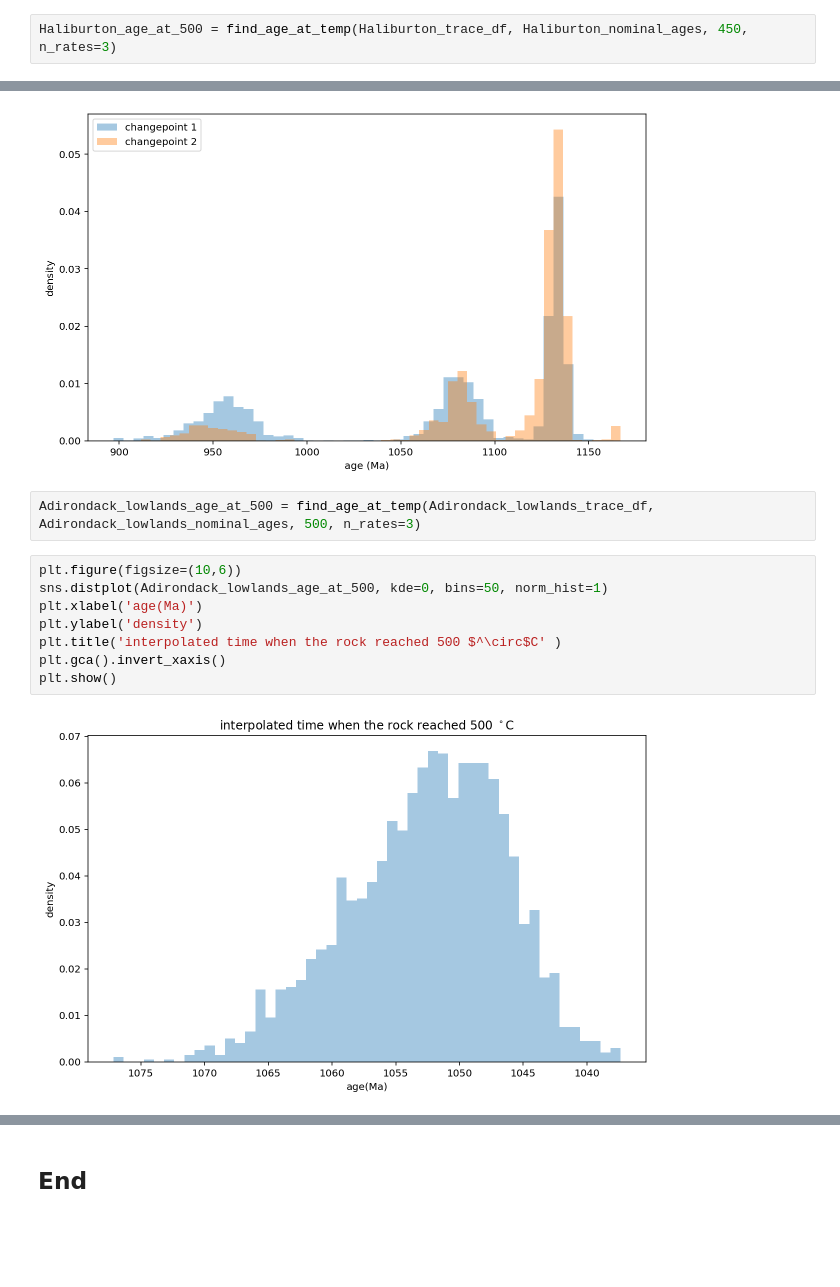
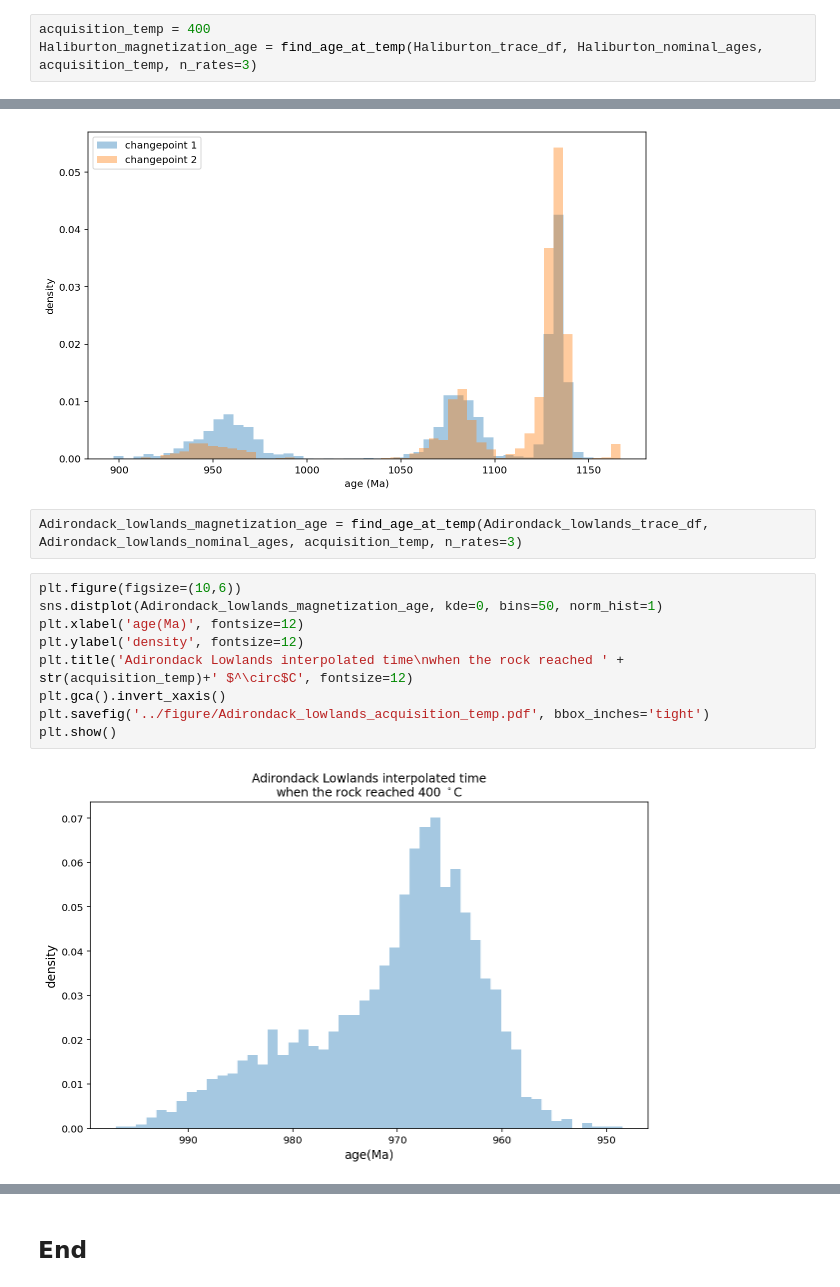
Before and after one commit to Swanson-Hysell-Group/Grenville_seminar, a Jupyter notebook: code/cooling_model.ipynb, the cells around one changed output, grey strips where cells are left out. Drawn from its saved outputs; the diff is of its cells as text; blank space fills up the shorter version.

```diff
--- a/code/cooling_model.ipynb
+++ b/code/cooling_model.ipynb
@@ -225,5 +225,6 @@ plt.show()
 # %% [output]
 [figure]
 # %%
-Haliburton_age_at_500 = find_age_at_temp(Haliburton_trace_df, Haliburton_nominal_ages, 450, n_rates=3)
+acquisition_temp = 400
+Haliburton_magnetization_age = find_age_at_temp(Haliburton_trace_df, Haliburton_nominal_ages, acquisition_temp, n_rates=3)
 # %%
@@ -799,16 +801,17 @@ plt.show()
 # %% [output]
 [figure]
 # %%
-Adirondack_lowlands_age_at_500 = find_age_at_temp(Adirondack_lowlands_trace_df, Adirondack_lowlands_nominal_ages, 500, n_rates=3)
+Adirondack_lowlands_magnetization_age = find_age_at_temp(Adirondack_lowlands_trace_df, Adirondack_lowlands_nominal_ages, acquisition_temp, n_rates=3)
 # %%
 plt.figure(figsize=(10,6))
-sns.distplot(Adirondack_lowlands_age_at_500, kde=0, bins=50, norm_hist=1)
-plt.xlabel('age(Ma)')
-plt.ylabel('density')
-plt.title('interpolated time when the rock reached 500 $^\circ$C' )
+sns.distplot(Adirondack_lowlands_magnetization_age, kde=0, bins=50, norm_hist=1)
+plt.xlabel('age(Ma)', fontsize=12)
+plt.ylabel('density', fontsize=12)
+plt.title('Adirondack Lowlands interpolated time\nwhen the rock reached ' + str(acquisition_temp)+' $^\circ$C', fontsize=12)
 plt.gca().invert_xaxis()
+plt.savefig('../figure/Adirondack_lowlands_acquisition_temp.pdf', bbox_inches='tight')
 plt.show()
 # %% [output]
-[figure, old version]
+[figure, new version]
 # %%
 n_samples = 1000
```
Also changed, not shown: parts of 23 cells of this notebook, 1 other file.
